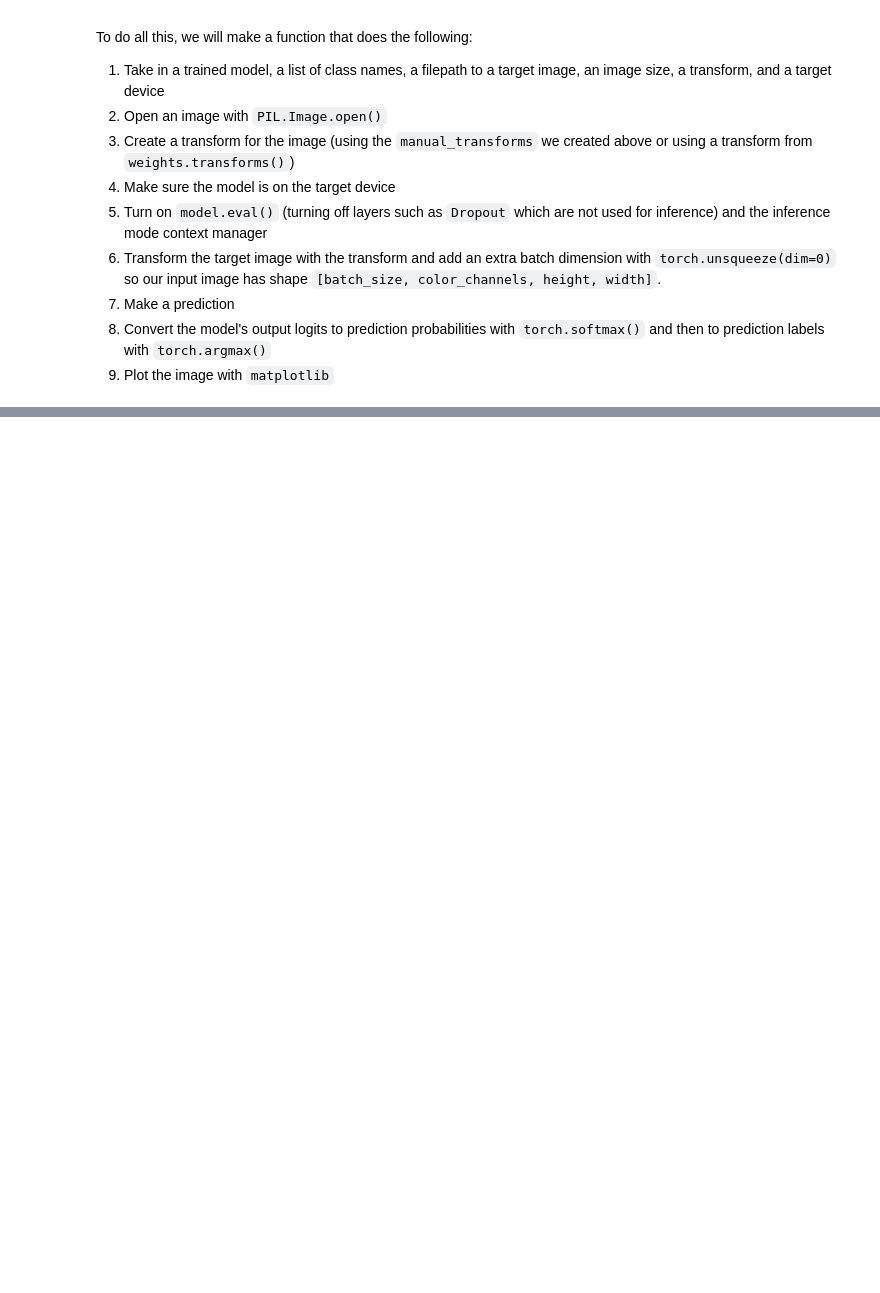
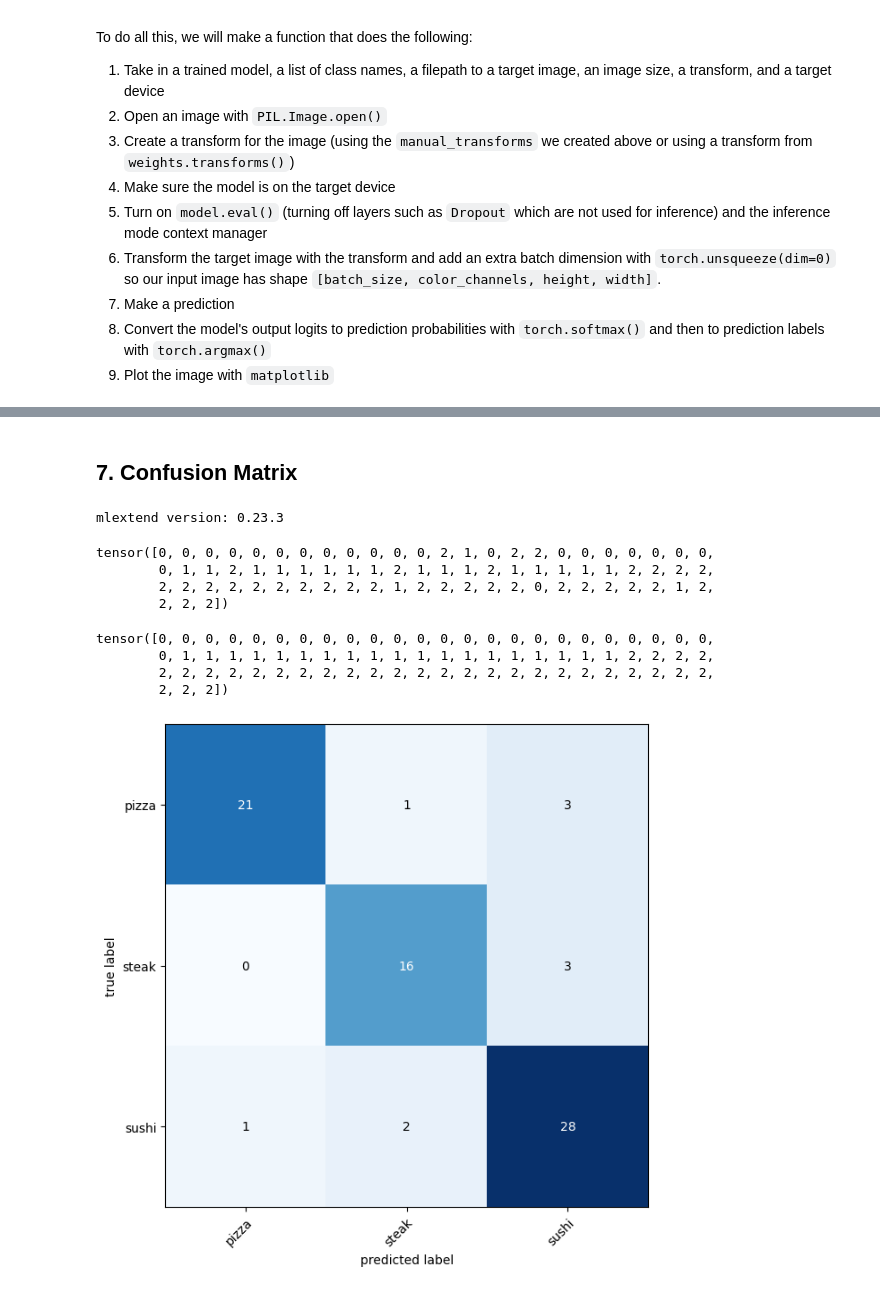
Before and after one commit to Aaron-Serpilin/Zero-To-Mastery-Pytorch, a Jupyter notebook: Fundamentals/06_PyTorch_Transfer_Learning.ipynb, the cells around one changed output, grey strips where cells are left out. Drawn from its saved outputs; the diff is of its cells as text; code cells hidden in the pictures; blank space fills up the shorter version.

Commit message:
Addition of Confusion Matrix

```diff
--- a/Fundamentals/06_PyTorch_Transfer_Learning.ipynb
+++ b/Fundamentals/06_PyTorch_Transfer_Learning.ipynb
@@ -482,0 +496,60 @@ for image_path in test_image_path_sample:
+# %% [markdown]
+## 7. Confusion Matrix
+# %%
+try:
+  import torchmetrics, mlxtend
+  print(f"mlextend version: {mlxtend.__version__}")
+  assert int(mlxtend.__version__.split(".")[1]) >- 19
+except:
+  !pip install -q torchmetrics -U mlxtend
+  import torchmetrics, mlxtend
+  print(f"mlextend version: {mlxtend.__version__}")
+# %% [output]
+mlextend version: 0.23.3
+# %%
+from tqdm.auto import tqdm
+
+# Make predictions on the entire test dataset
+test_preds = []
+model.eval()
+
+with torch.inference_mode():
+
+  for X, y in tqdm(test_dataloader):
+
+    X, y = X.to(device), y.to(device)
+    test_logits = model(X)
+    pred_probs = torch.softmax(test_logits, dim=1)
+    pred_labels = torch.argmax(pred_probs, dim=1)
+    test_preds.append(pred_labels)
+
+test_preds = torch.cat(test_preds).cpu()
+test_preds
+# %% [output]
+tensor([0, 0, 0, 0, 0, 0, 0, 0, 0, 0, 0, 0, 2, 1, 0, 2, 2, 0, 0, 0, 0, 0, 0, 0,
+        0, 1, 1, 2, 1, 1, 1, 1, 1, 1, 2, 1, 1, 1, 2, 1, 1, 1, 1, 1, 2, 2, 2, 2,
+        2, 2, 2, 2, 2, 2, 2, 2, 2, 2, 1, 2, 2, 2, 2, 2, 0, 2, 2, 2, 2, 2, 1, 2,
+        2, 2, 2])
+# %%
+test_truth = torch.cat([y for X, y in test_dataloader])
+test_truth
+# %% [output]
+tensor([0, 0, 0, 0, 0, 0, 0, 0, 0, 0, 0, 0, 0, 0, 0, 0, 0, 0, 0, 0, 0, 0, 0, 0,
+        0, 1, 1, 1, 1, 1, 1, 1, 1, 1, 1, 1, 1, 1, 1, 1, 1, 1, 1, 1, 2, 2, 2, 2,
+        2, 2, 2, 2, 2, 2, 2, 2, 2, 2, 2, 2, 2, 2, 2, 2, 2, 2, 2, 2, 2, 2, 2, 2,
+        2, 2, 2])
+# %%
+from torchmetrics import ConfusionMatrix
+from mlxtend.plotting import plot_confusion_matrix
+
+confmat = ConfusionMatrix(task='multiclass', num_classes=len(class_names))
+confmat_tensor = confmat(preds=test_preds,
+                         target=test_truth)
+
+fig, ax = plot_confusion_matrix(
+    conf_mat=confmat_tensor.numpy(),
+    class_names=class_names,
+    figsize=(10, 7)
+)
+# %% [output]
+[figure, added]
```
Also changed, not shown: parts of 8 cells of this notebook.
